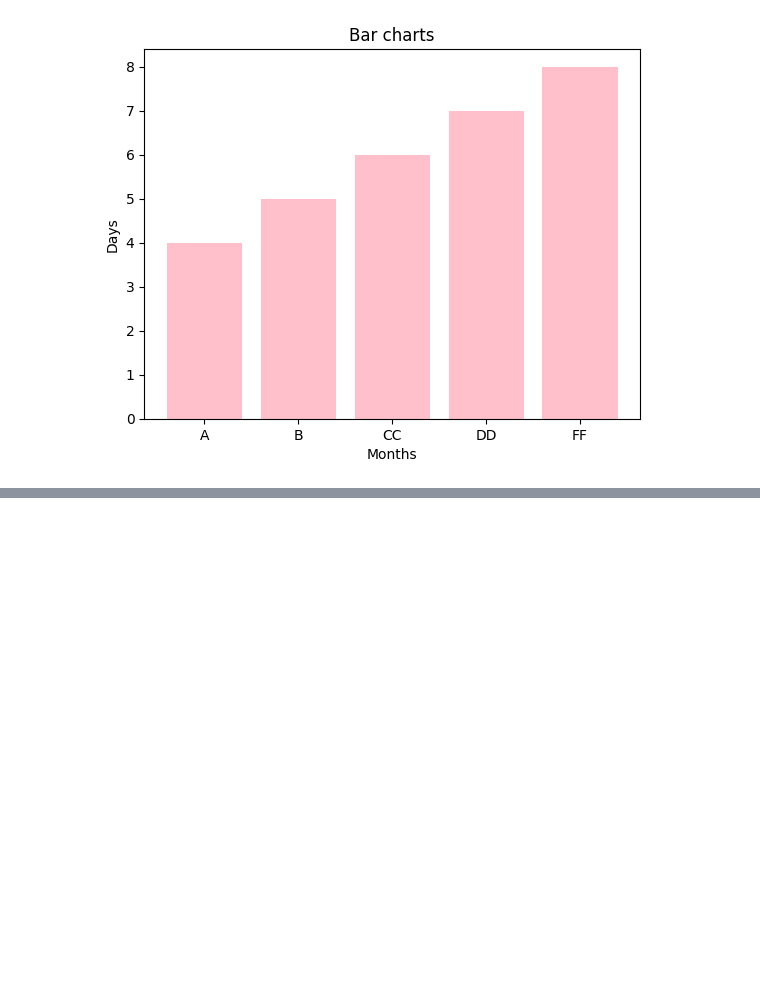
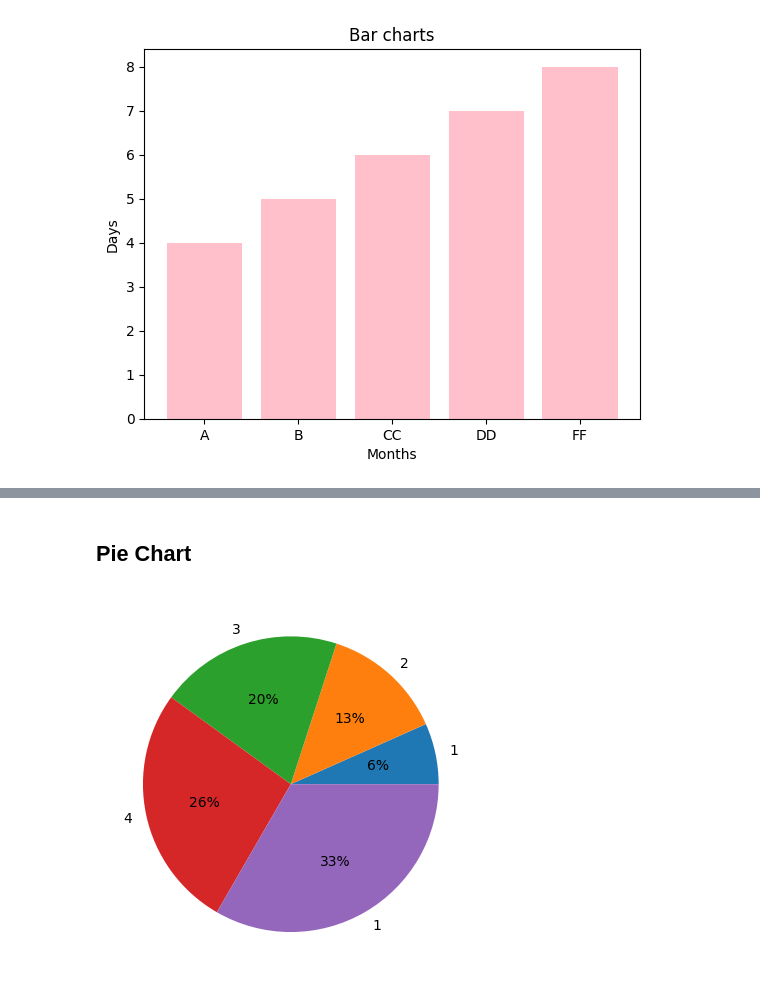
Before and after one commit to bhavneetv/python-advance, a Jupyter notebook: mathplot/first.ipynb, the cells around one changed output, grey strips where cells are left out. Saved outputs shown, nothing was run; the diff lists cells and outputs as text; code cells hidden in the pictures; blank space fills up the shorter version.

```diff
--- a/mathplot/first.ipynb
+++ b/mathplot/first.ipynb
@@ -53,0 +63,8 @@ plt.show()
+# %% [markdown]
+## Pie Chart
+# %%
+
+plt.pie(x, labels=y , autopct='%1i%%')
+plt.show()
+# %% [output]
+[figure, added]
```
Also changed, not shown: parts of 2 cells of this notebook.
